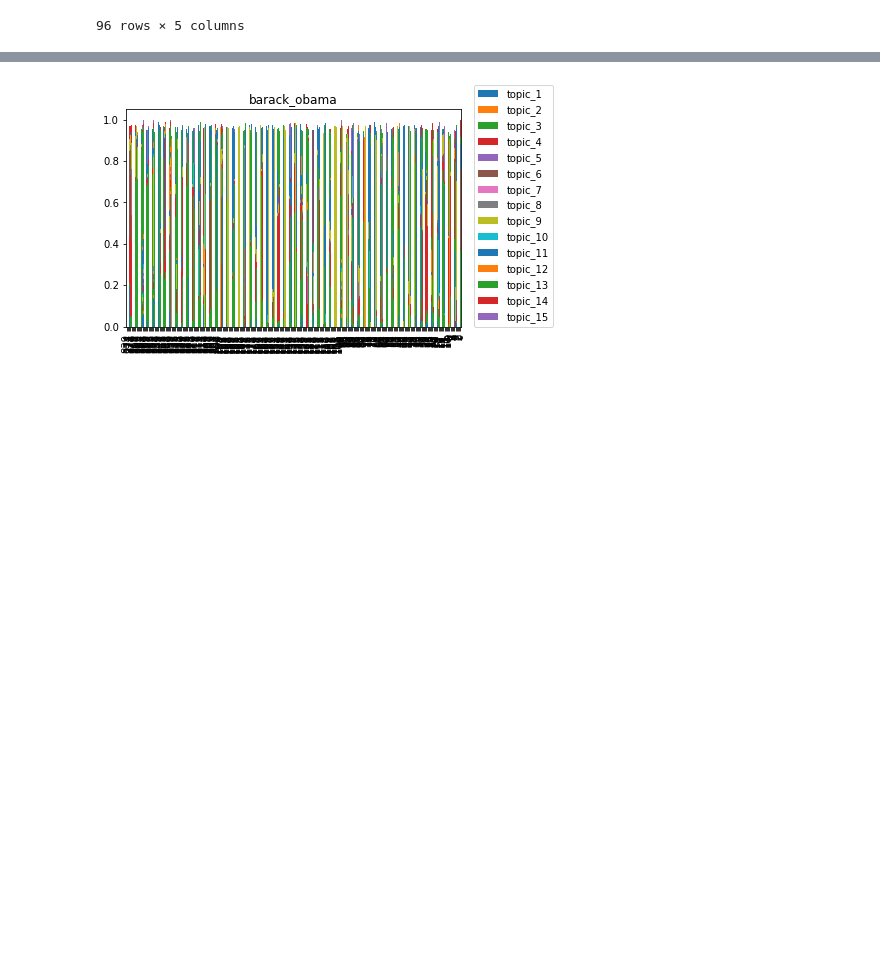
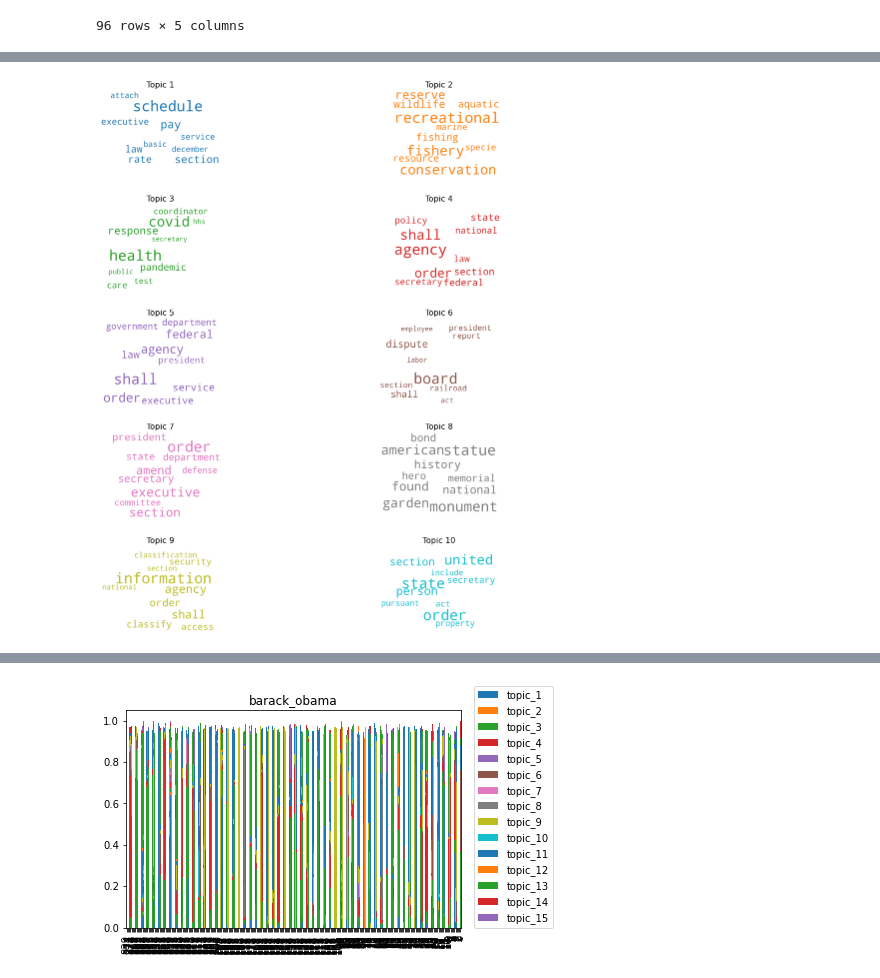
Before and after one commit to RobertoBarrosoLuque/Presidential-Rhetoric-NLP, a Jupyter notebook: exploratory_notebooks/final_proj_exploratory.ipynb, the cells around one changed output, grey strips where cells are left out. Saved outputs shown, nothing was run; the diff lists cells and outputs as text; code cells hidden in the pictures; blank space fills up the shorter version.

Commit message:
did more exploration with topic modeling

```diff
--- a/exploratory_notebooks/final_proj_exploratory.ipynb
+++ b/exploratory_notebooks/final_proj_exploratory.ipynb
@@ -338,2 +363,2 @@ results_df
 # %%
-lda_orders.generate_topic_wordcloud(ldamodel=results_df.iloc[0,0])
+best_model = results_df.iloc[0,0]
@@ -341,0 +421,4 @@ lda_orders.generate_topic_wordcloud(ldamodel=results_df.iloc[0,0])
+# %%
+lda_orders.generate_topic_wordcloud(ldamodel=best_model)
+# %% [output]
+[figure, added]
```
Also changed, not shown: parts of 38 cells of this notebook.
